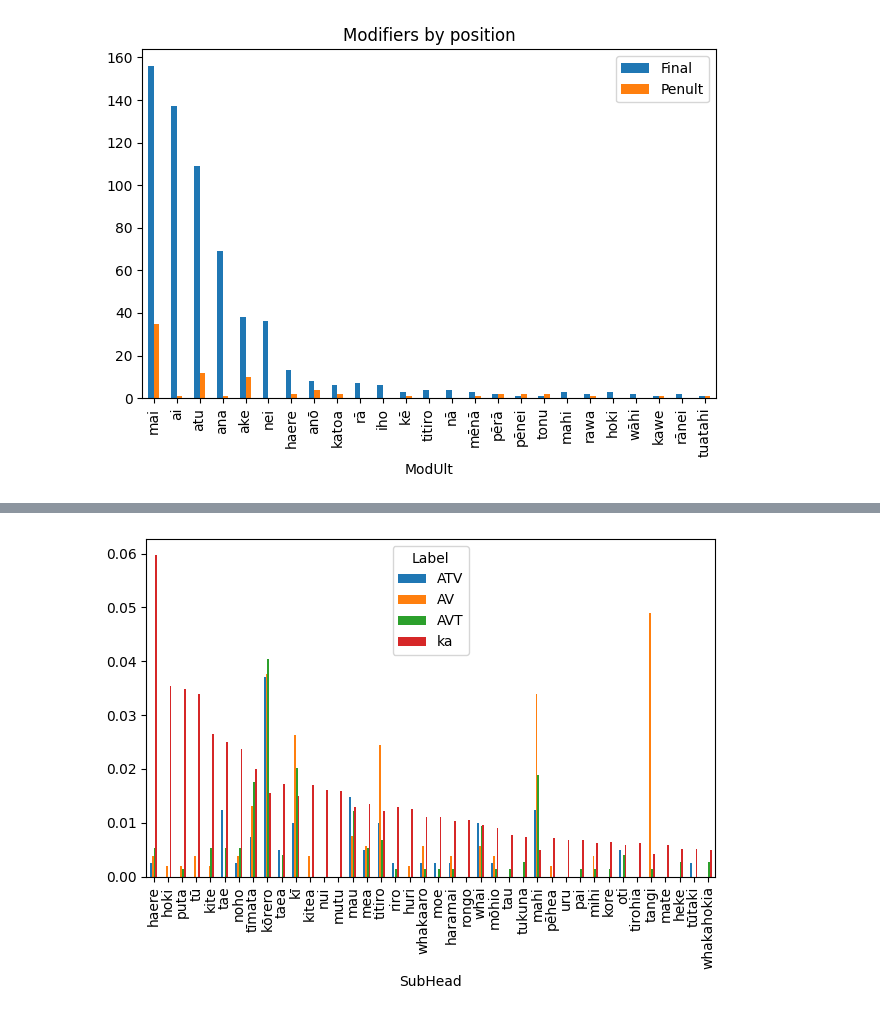
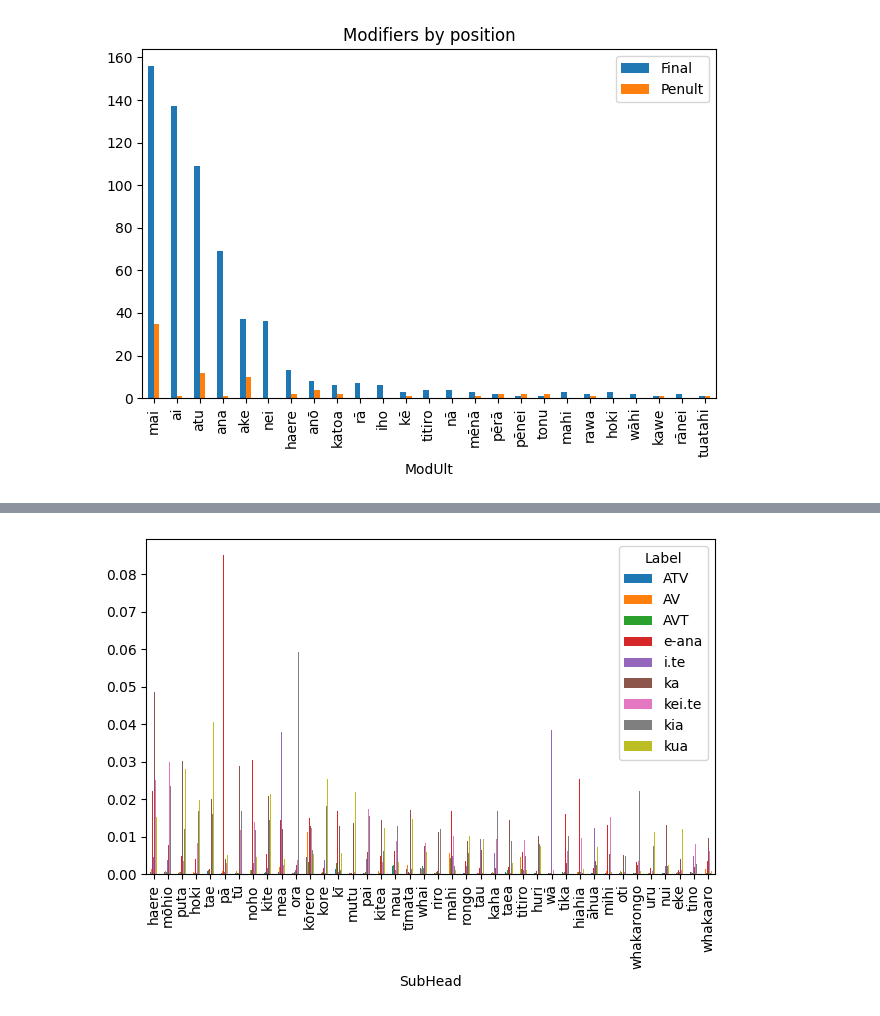
Before and after one commit to connor-taylorbrown/trm-parser, a Jupyter notebook: constructions.ipynb, the cells around one changed output, grey strips where cells are left out. Cells and saved outputs as stored; diff of their text form; code cells hidden in the pictures.

```diff
--- a/constructions.ipynb
+++ b/constructions.ipynb
@@ -1091,7 +1137,10 @@ covert
 # %%
 ka = pd.DataFrame()
-ka['SubHead'] = pairs[pairs['Head'].apply(lambda x: marker(x, 'ka'))]['Head']
-ka['Head'] = ka['SubHead']
+
+p = pairs[pairs['Head'].apply(lambda x: marker(x, 'ka'))]
+ka['SubHead'] = p['Head']
+ka['Head'] = p['Modifier']
+ka['Argument'] = p['Modifier']
 
 ka
 # %% [output]
@@ -1110,0 +1226,8 @@ ka
+# %%
+kia = pd.DataFrame()
+p = pairs[pairs['Head'].apply(lambda x: marker(x, 'kia'))]
+kia['SubHead'] = p['Head']
+kia['Head'] = p['Modifier']
+kia['Argument'] = p['Modifier']
+
+kia
@@ -1110,0 +1248,11 @@ ka
+# %%
+e = structure('e', 'e', filter=verb_marker)
+e['SubLocation'] = 0
+
+e['Full'] = get_full(e, 'SubLocation')
+e['Mod'] = e['Full'].dropna().apply(lambda x: modifier(x, -1))
+
+e = pd.DataFrame(e[e['Mod'] == 'ana'], columns=['Head', 'Next'])
+e.columns = ['SubHead', 'Head']
+e['Argument'] = e['Head']
+e
@@ -1111,19 +1274,26 @@ ka
 # %%
-def mark_subhead(x: pd.DataFrame, label: str):
+def mark_constituent(x: pd.DataFrame, label: str):
     df = x.map(read_base)
     df['Label'] = label
 
     return df
 
 
 ae_orders = pd.concat([
-    mark_subhead(ka, 'ka'),
-    mark_subhead(has_postsub, 'AVT'),
-    mark_subhead(has_topic, 'ATV'),
-    mark_subhead(covert, 'AV')
-]).pivot_table(index='SubHead', columns='Label', values='Head', aggfunc='count')
+    mark_constituent(ka, 'ka'),
+    mark_constituent(kua, 'kua'),
+    mark_constituent(kei_te, 'kei.te'),
+    mark_constituent(i_te, 'i.te'),
+    mark_constituent(e, 'e-ana'),
+    mark_constituent(kia, 'kia'),
+    mark_constituent(has_postsub, 'AVT'),
+    mark_constituent(has_topic, 'ATV'),
+    mark_constituent(covert, 'AV')
+]).replace('', np.nan).pivot_table(index='SubHead', columns='Label', values='Head', aggfunc='count')
+
+ae_orders = ae_orders.fillna(0) + 1 # Apply Laplacian smoothing
 
 ae_orders.div(ae_orders.sum(axis=0), axis=1).sort_index(key=ae_orders.sum(1).get, ascending=False)[:40].plot.bar()
 plt.tight_layout()
 # %% [output]
-[figure, old version]
+[figure, new version]
```
Also changed, not shown: parts of 43 cells of this notebook, 4 other files.
